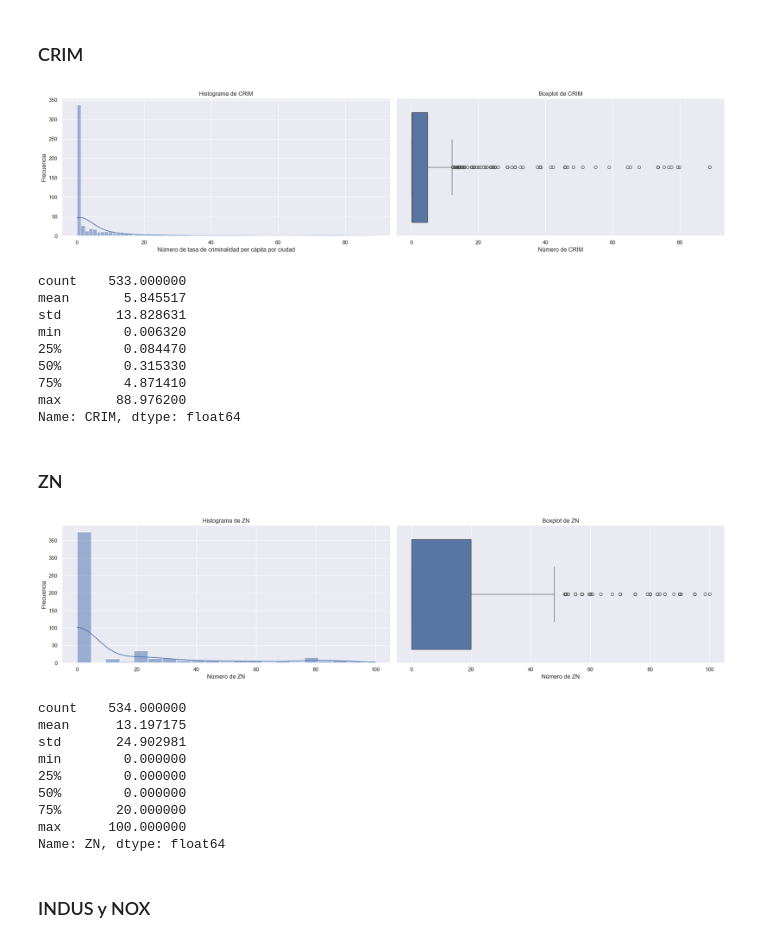
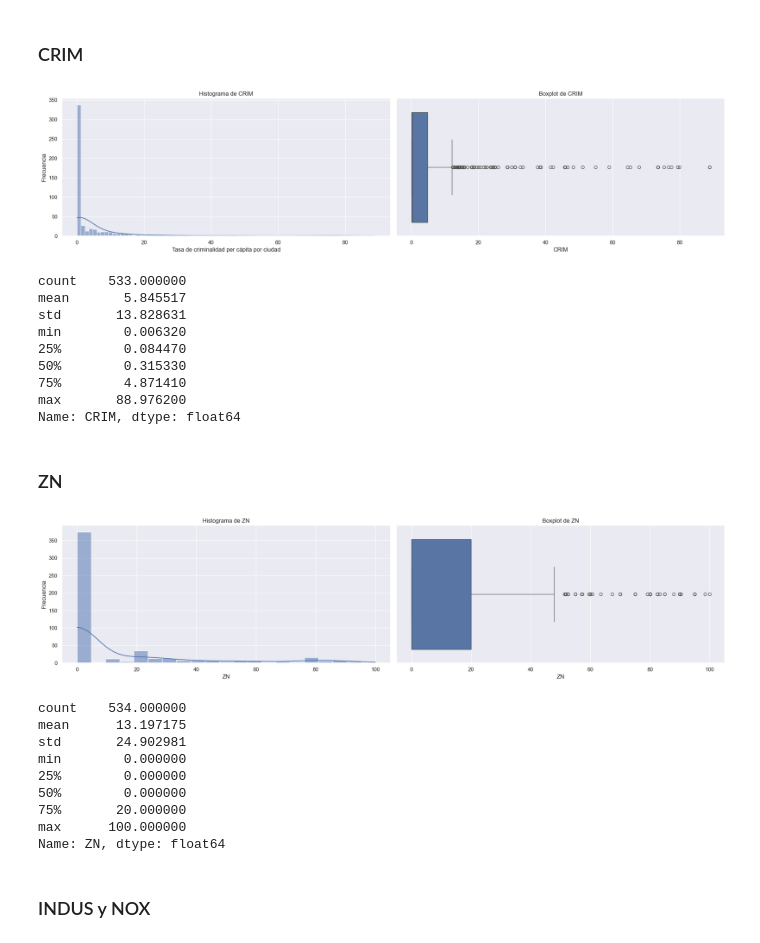
Before and after one commit to franciscoryb1/AA1-TUIA-RodriguezYBarros-Menescaldi-Britos, a Jupyter notebook: TP.ipynb, the cells around one changed output. Drawn from its saved outputs; the diff is of its cells as text; code cells hidden in the pictures.

```diff
--- a/TP.ipynb
+++ b/TP.ipynb
@@ -221,28 +216,28 @@ Estas correlaciones no implican necesariamente causalidad, pero proporcionan ins
 # %%
 fig, axs = plt.subplots(1, 2, figsize=(20, 5))
 
 # Histograma
 sns.histplot(df['CRIM'], kde=True, ax=axs[0])
 axs[0].set_title('Histograma de CRIM')
-axs[0].set_xlabel('Número de tasa de criminalidad per cápita por ciudad')
+axs[0].set_xlabel('Tasa de criminalidad per cápita por ciudad')
 axs[0].set_ylabel('Frecuencia')
 
-# Calcular cuartiles
+# Cuartiles
 q1 = df['CRIM'].quantile(0.25)
 q2 = df['CRIM'].quantile(0.5)
 q3 = df['CRIM'].quantile(0.75)
 
 # Boxplot
 sns.boxplot(x=df['CRIM'], ax=axs[1])
 axs[1].set_title('Boxplot de CRIM')
-axs[1].set_xlabel('Número de CRIM')
+axs[1].set_xlabel('CRIM')
 
 plt.tight_layout()
 plt.show()
 
 df['CRIM'].describe()
 # %% [output]
-[figure, old version]
+[figure, new version]
 count    533.000000
 mean       5.845517
 std       13.828631
@@ -260,7 +255,7 @@ fig, axs = plt.subplots(1, 2, figsize=(20, 5))
 # Histograma
 sns.histplot(df['ZN'], kde=True, ax=axs[0])
 axs[0].set_title('Histograma de ZN')
-axs[0].set_xlabel('Número de ZN')
+axs[0].set_xlabel('ZN')
 axs[0].set_ylabel('Frecuencia')
 
 # Calcular cuartiles
@@ -271,14 +266,14 @@ q3 = df['ZN'].quantile(0.75)
 # Boxplot
 sns.boxplot(x=df['ZN'], ax=axs[1])
 axs[1].set_title('Boxplot de ZN')
-axs[1].set_xlabel('Número de ZN')
+axs[1].set_xlabel('ZN')
 
 plt.tight_layout()
 plt.show()
 
 df['ZN'].describe()
 # %% [output]
-[figure, old version]
+[figure, new version]
 count    534.000000
 mean      13.197175
 std       24.902981
```
Also changed, not shown: parts of 56 cells of this notebook.
